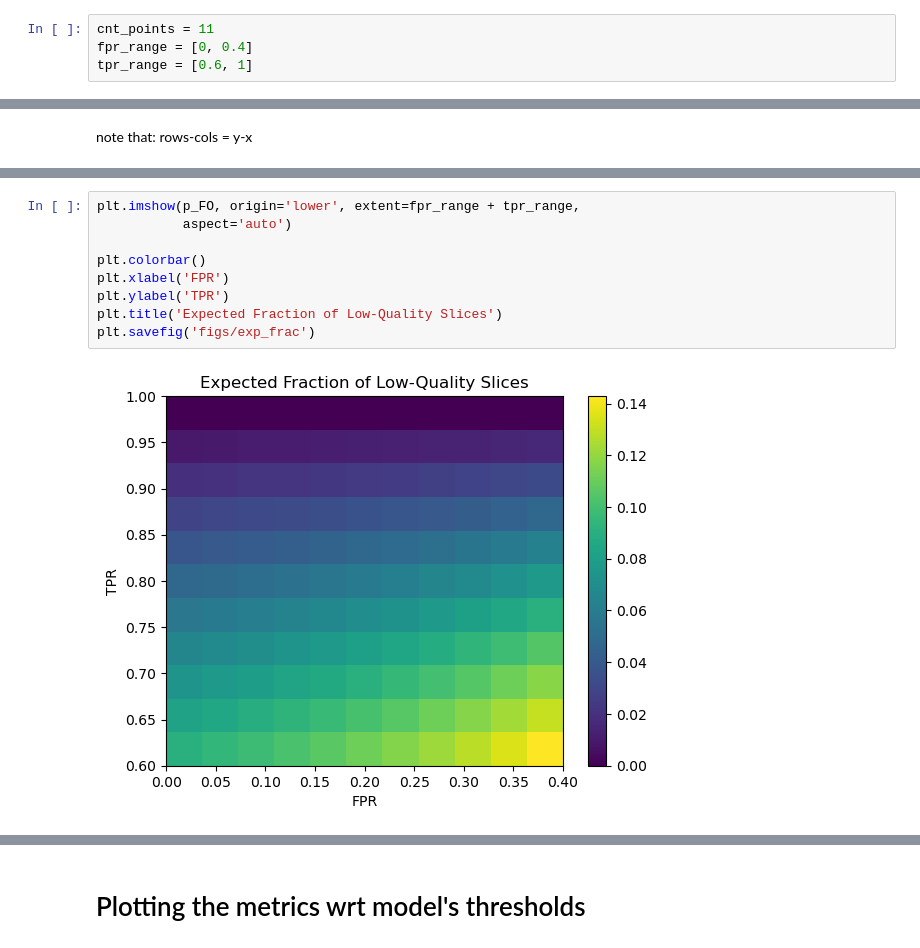
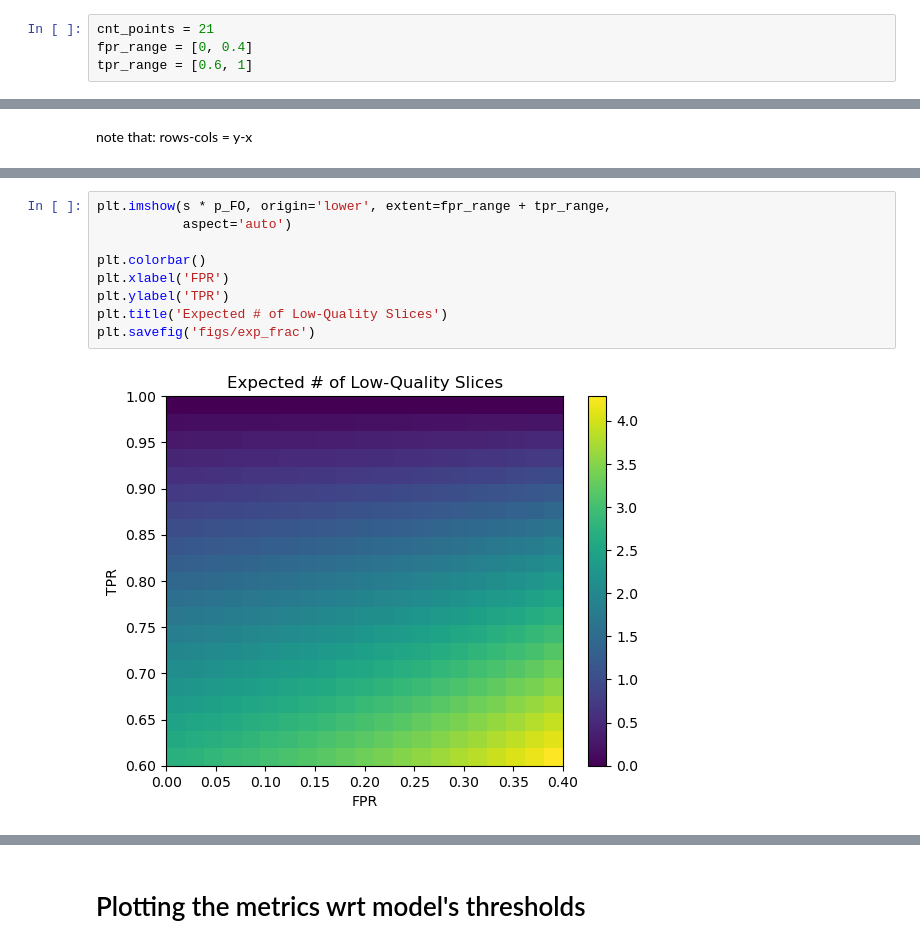
Before and after one commit to MedicalVisionGroup/FetalBrainIQA, a Jupyter notebook: thesis_figs/simulations.ipynb, the cells around one changed output, grey strips where cells are left out. Drawn from its saved outputs; the diff is of its cells as text.

```diff
--- a/thesis_figs/simulations.ipynb
+++ b/thesis_figs/simulations.ipynb
@@ -8,7 +8,7 @@ import json
 
 plt.style.use('default')
 # %%
-cnt_points = 11
+cnt_points = 21
 fpr_range = [0, 0.4]
 tpr_range = [0.6, 1]
 # %%
@@ -38,11 +38,11 @@ plt.savefig('figs/exp_acq')
 # %%
-plt.imshow(p_FO, origin='lower', extent=fpr_range + tpr_range,
+plt.imshow(s * p_FO, origin='lower', extent=fpr_range + tpr_range,
            aspect='auto')
 
 plt.colorbar()
 plt.xlabel('FPR')
 plt.ylabel('TPR')
-plt.title('Expected Fraction of Low-Quality Slices')
+plt.title('Expected # of Low-Quality Slices')
 plt.savefig('figs/exp_frac')
 # %% [output]
-[figure, old version]
+[figure, new version]
```
Also changed, not shown: parts of 8 cells of this notebook, 10 other files.
